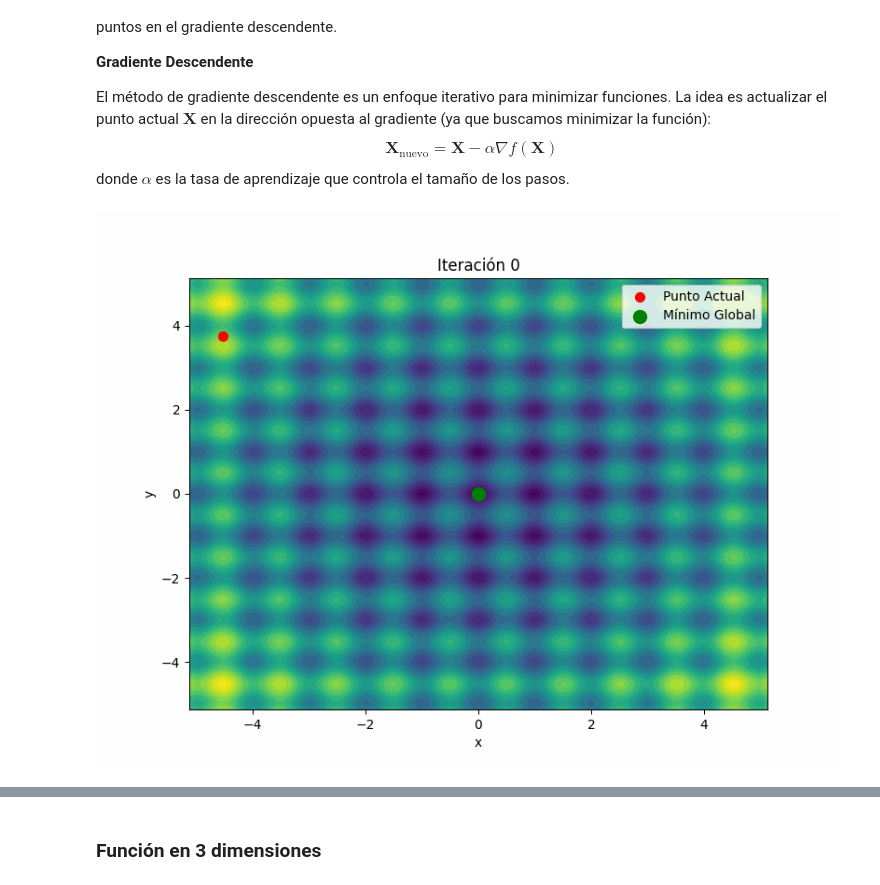
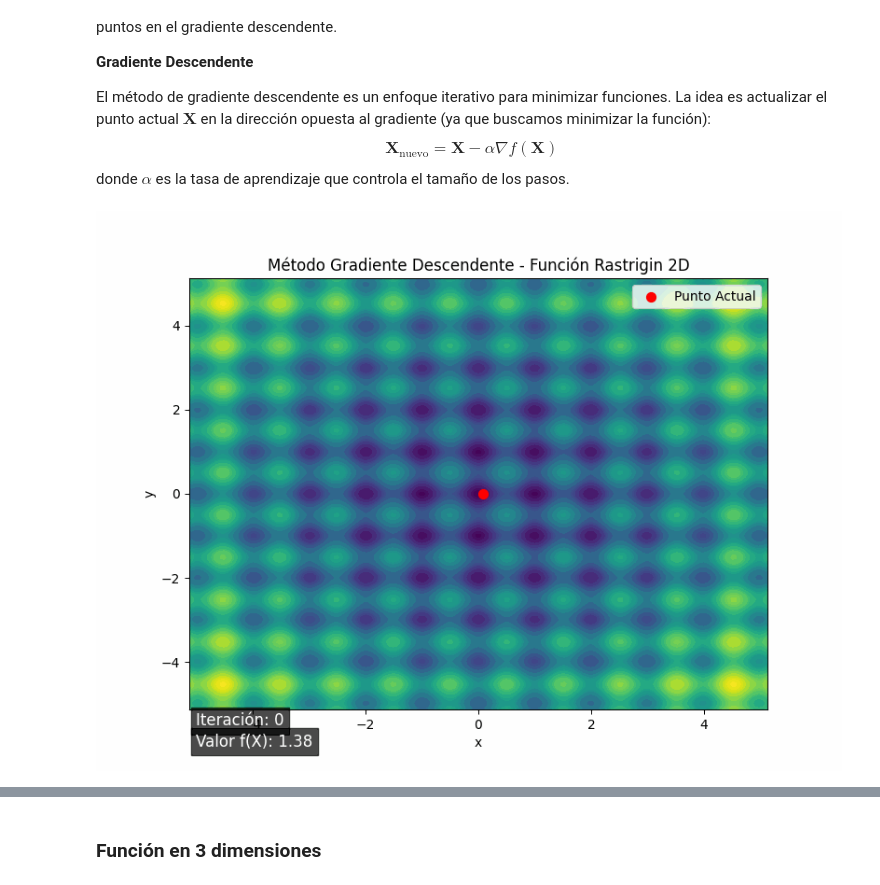
Before and after one commit to brokie636/Primer-trabajo-rnyabi, a Jupyter notebook: Punto1.ipynb, the cells around one changed output, grey strips where cells are left out. Cells and saved outputs as stored; diff of their text form; code cells hidden in the pictures.

Commit message:
Fix: changes in the first point

```diff
--- a/Punto1.ipynb
+++ b/Punto1.ipynb
@@ -79,39 +79,48 @@ def rastrigin(X):
     A = 10
     return A * len(X) + sum([(x**2 - A * np.cos(2 * np.pi * x)) for x in X])
 
-np.random.seed(42)  # semilla
+# Gradiente de la función Rastrigin
+def grad_rastrigin(x):
+    A = 10
+    return [2 * xi + 2 * np.pi * A * np.sin(2 * np.pi * xi) for xi in x]
 # %%
+import numpy as np
 import matplotlib.pyplot as plt
 import imageio.v2 as imageio
-from scipy.optimize import differential_evolution
 import os
-
-# Gradiente de Rastrigin
-def grad_rastrigin(X):
-    grad = []
-    for x in X:
-        grad.append(2 * x + 20 * np.pi * np.sin(2 * np.pi * x))
-    return np.array(grad)
+from IPython.display import Image, display  # Para mostrar el GIF en la consola (Jupyter)
 
 # Método de Gradiente Descendente
 def gradient_descent(func, grad_func, dim, learning_rate, num_iterations):
+    np.random.seed(6088)  # Fijar la semilla para reproducibilidad
     X = np.random.uniform(-5.12, 5.12, dim)
     points = [X]
-    for _ in range(num_iterations):
+    best_value = abs(func(X))  # Mejor valor es el más cercano a 0
+    best_point = X
+    best_iter = 0
+
+    for i in range(num_iterations):
         grad = grad_func(X)
-        X = X - learning_rate * grad
+        X = X - learning_rate * np.array(grad)
         points.append(X)
-    return points
+
+        # Actualizar el mejor valor basado en la cercanía a 0
+        current_value = abs(func(X))
+        if current_value < best_value:  # Si el valor absoluto es más cercano a 0
+            best_value = current_value
+            best_point = X
+            best_iter = i + 1  # Guardamos la iteración en que se alcanzó el mejor valor
+
+    return points, best_point, best_value, best_iter
 
 # Visualización del Gradiente Descendente y Creación del GIF
-def visualize_gradient_descent(func, points, filename):
-    x = np.linspace(-5.12, 5.12, 400)
-    y = np.linspace(-5.12, 5.12, 400)
+def visualize_gradient_descent(func, points, best_point, best_value, best_iter, filename):
+    x = np.linspace(-5.12, 5.12, 200)
+    y = np.linspace(-5.12, 5.12, 200)
     X, Y = np.meshgrid(x, y)
     Z = np.vectorize(lambda x, y: func([x, y]))(X, Y)
 
     filenames = []
-    min_global = [0, 0]  # Mínimo global en (0, 0)
 
     for i, point in enumerate(points):
         plt.figure(figsize=(8, 6))
@@ -121,53 +130,56 @@ def visualize_gradient_descent(func, points, filename):
         plt.plot([p[0] for p in points[:i+1]], [p[1] for p in points[:i+1]], 'r.-', markersize=5)
 
         # Punto actual (rojo)
-        px, py = point[:2]
+        px, py = point
         plt.scatter(px, py, color='red', s=50, label='Punto Actual')
 
-        # Mínimo global (verde)
-        plt.scatter(min_global[0], min_global[1], color='green', s=100, label='Mínimo Global')
+        # Mostrar la iteración y el valor de la función
+        plt.text(-5, -5.5, f"Iteración: {i}", fontsize=12, color='white', bbox=dict(facecolor='black', alpha=0.7))
+        plt.text(-5, -6.0, f"Valor f(X): {func(point):.2f}", fontsize=12, color='white', bbox=dict(facecolor='black', alpha=0.7))
 
-        # Óptimo encontrado (azul) solo al final
-        if i == len(points) - 1:
-            plt.scatter(px, py, color='blue', s=100, label='Óptimo Encontrado')
-
-        plt.title(f'Iteración {i}')
+        plt.title("Método Gradiente Descendente - Función Rastrigin 2D")
         plt.xlabel('x')
         plt.ylabel('y')
+
+        if i == len(points) - 1:
+            plt.text(0, -5.5, f"Mejor valor hallado: {best_value:.2f}", fontsize=12, color='yellow', bbox=dict(facecolor='black', alpha=0.7))
+            plt.text(0, -6.0, f"Mejor punto: ({round(best_point[0],2)},{best_point[1]:.2f})", fontsize=12, color='yellow', bbox=dict(facecolor='black', alpha=0.7))
+            plt.text(4, -5.5, f"En la iteración: {best_iter}", fontsize=12, color='yellow', bbox=dict(facecolor='black', alpha=0.7))
         plt.legend()
 
         frame_filename = f'frame_{i}.png'
         plt.savefig(frame_filename)
         filenames.append(frame_filename)
         plt.close()
 
-    # Crear el GIF y guardarlo
+    # Crear el GIF
     gif_filename = f'{filename}.gif'
     with imageio.get_writer(gif_filename, mode='I', duration=0.1) as writer:
         for file in filenames:
             image = imageio.imread(file)
             writer.append_data(image)
 
-    # Mostrar el GIF en Colab
-    from IPython.display import Image, display
-    display(Image(filename=gif_filename))
-
     # Limpiar archivos temporales
     for file in filenames:
         os.remove(file)
 
+    # Mostrar el GIF directamente en Jupyter
+    display(Image(filename=gif_filename))
+
+    # Imprime el valor final de la función
+    final_value = func(points[-1])
+    print(f"Valor final de la función: {final_value}")
+    print(f"Mejor valor de la función: {best_value}")
+    print(f"encontrado en la iteración {best_iter}")
     print(f"GIF creado y guardado como: {gif_filename}")
+
     return gif_filename
 
-# Ejecutar Gradiente Descendente
+# Ejecuta Gradiente Descendente
 learning_rate = 0.01
 num_iterations = 100
 
-points_rastrigin = gradient_descent(rastrigin, grad_rastrigin, dim=2, learning_rate=learning_rate, num_iterations=num_iterations)
-gif_file = visualize_gradient_descent(rastrigin, points_rastrigin, 'rastrigin_gradient_descent')
-
-# Descargar el archivo GIF
-from google.colab import files
-files.download(gif_file)
+points_rastrigin, best_point, best_value, best_iter = gradient_descent(rastrigin, grad_rastrigin, dim=2, learning_rate=learning_rate, num_iterations=num_iterations)
+gif_file = visualize_gradient_descent(rastrigin, points_rastrigin, best_point, best_value, best_iter, 'rastrigin_gradient_descent')
 # %% [output]
-[figure, old version]
+[figure, new version]
```
Also changed, not shown: parts of 17 cells of this notebook.
